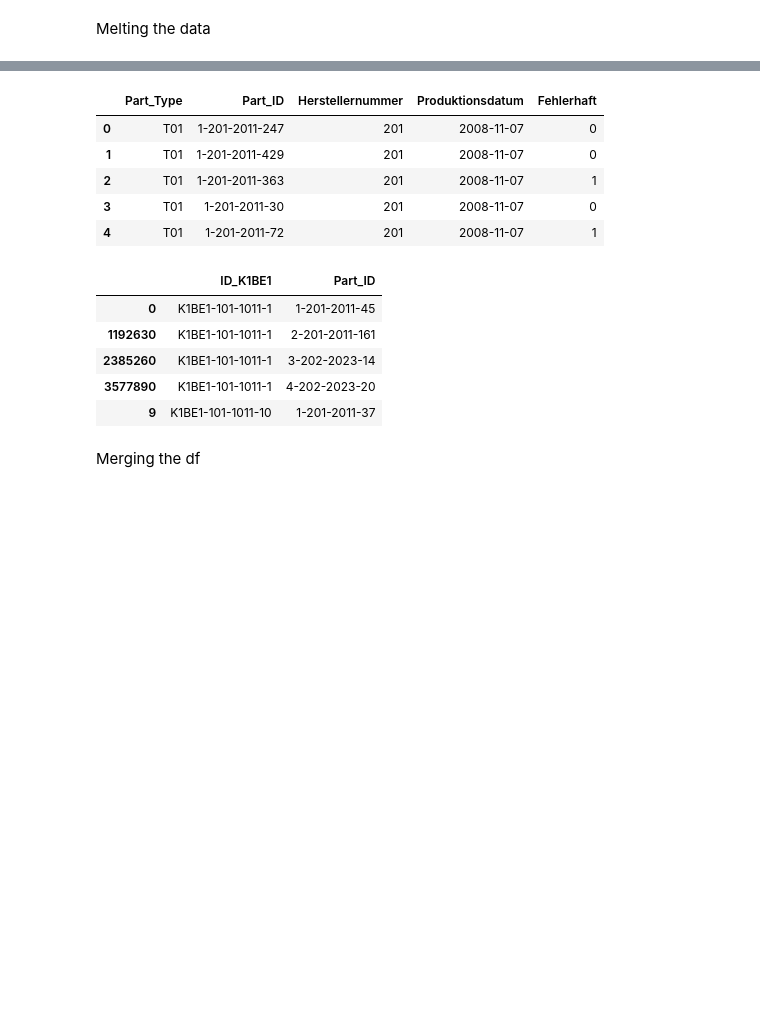
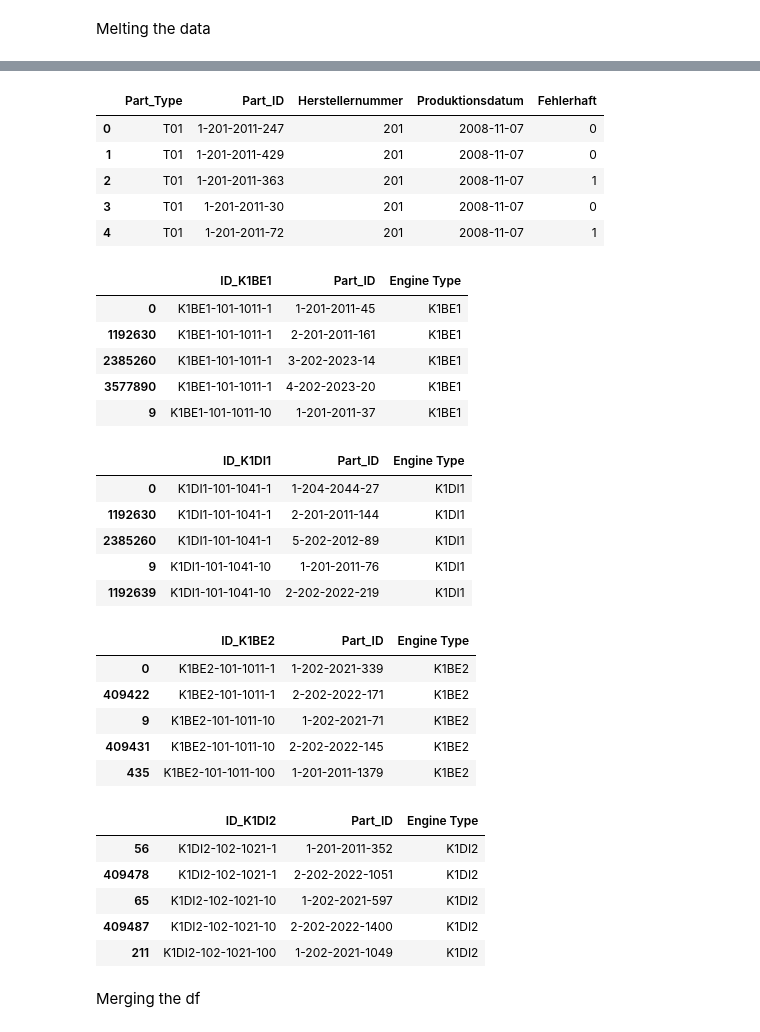
Before and after one commit to Teddy131/IDA-GROUP, a Jupyter notebook: final_data.ipynb, the cells around one changed output, grey strips where cells are left out. Saved outputs shown, nothing was run; the diff lists cells and outputs as text; code cells hidden in the pictures; blank space fills up the shorter version.

```diff
--- a/final_data.ipynb
+++ b/final_data.ipynb
@@ -156,10 +189,29 @@ display(komponente_k1be1.head())
 # %% [markdown]
 Melting the data
 # %%
-melted = komponente_k1be1.melt(id_vars="ID_K1BE1", var_name="Part_Type", value_name="Part_ID")
-melted = melted.sort_values(["ID_K1BE1", "Part_Type"])
-melted = melted.drop(columns=["Part_Type"])
-display(melted.head())
+#K1BE1
+melted_k1be1 = komponente_k1be1.melt(id_vars="ID_K1BE1", var_name="Part_Type", value_name="Part_ID")
+melted_k1be1 = melted_k1be1.sort_values(["ID_K1BE1", "Part_Type"])
+melted_k1be1 = melted_k1be1.drop(columns=["Part_Type"])
+display(melted_k1be1.head())
+
+#K1DI1
+melted_k1di1 = komponente_k1di1.melt(id_vars="ID_K1DI1", var_name="Part_Type", value_name="Part_ID")
+melted_k1di1 = melted_k1di1.sort_values(["ID_K1DI1", "Part_Type"])
+melted_k1di1 = melted_k1di1.drop(columns=["Part_Type"])
+display(melted_k1di1.head())
+
+#K1BE2
+melted_k1be2 = komponente_k1be2.melt(id_vars="ID_K1BE2", var_name="Part_Type", value_name="Part_ID")
+melted_k1be2 = melted_k1be2.sort_values(["ID_K1BE2", "Part_Type"])
+melted_k1be2 = melted_k1be2.drop(columns=["Part_Type"])
+display(melted_k1be2.head())
+
+#K1DI2
+melted_k1di2 = komponente_k1di2.melt(id_vars="ID_K1DI2", var_name="Part_Type", value_name="Part_ID")
+melted_k1di2 = melted_k1di2.sort_values(["ID_K1DI2", "Part_Type"])
+melted_k1di2 = melted_k1di2.drop(columns=["Part_Type"])
+display(melted_k1di2.head())
 # %% [output]
 |  | ID_K1BE1 | Part_ID |
 | 0 | K1BE1-101-1011-1 | 1-201-2011-45 |
@@ -170,18 +240,45 @@ display(melted.head())
 # %%
-display(einzelteile_zusammen.head(), melted.head())
+
+melted_k1be1["Engine Type"] = "K1BE1"
+
+melted_k1di1["Engine Type"] = "K1DI1"
+
+melted_k1be2["Engine Type"] = "K1BE2"
+
+melted_k1di2["Engine Type"] = "K1DI2"
+
+display(einzelteile_zusammen.head(), melted_k1be1.head(), melted_k1di1.head(), melted_k1be2.head(), melted_k1di2.head())
 # %% [output]
 |  | Part_Type | Part_ID | Herstellernummer | Produktionsdatum | Fehlerhaft |
 | 0 | T01 | 1-201-2011-247 | 201 | 2008-11-07 | 0 |
 | 1 | T01 | 1-201-2011-429 | 201 | 2008-11-07 | 0 |
 | 2 | T01 | 1-201-2011-363 | 201 | 2008-11-07 | 1 |
 | 3 | T01 | 1-201-2011-30 | 201 | 2008-11-07 | 0 |
 | 4 | T01 | 1-201-2011-72 | 201 | 2008-11-07 | 1 |
-|  | ID_K1BE1 | Part_ID |
-| 0 | K1BE1-101-1011-1 | 1-201-2011-45 |
-| 1192630 | K1BE1-101-1011-1 | 2-201-2011-161 |
-| 2385260 | K1BE1-101-1011-1 | 3-202-2023-14 |
-| 3577890 | K1BE1-101-1011-1 | 4-202-2023-20 |
-| 9 | K1BE1-101-1011-10 | 1-201-2011-37 |
+|  | ID_K1BE1 | Part_ID | Engine Type |
+| 0 | K1BE1-101-1011-1 | 1-201-2011-45 | K1BE1 |
+| 1192630 | K1BE1-101-1011-1 | 2-201-2011-161 | K1BE1 |
+| 2385260 | K1BE1-101-1011-1 | 3-202-2023-14 | K1BE1 |
+| 3577890 | K1BE1-101-1011-1 | 4-202-2023-20 | K1BE1 |
+| 9 | K1BE1-101-1011-10 | 1-201-2011-37 | K1BE1 |
+|  | ID_K1DI1 | Part_ID | Engine Type |
+| 0 | K1DI1-101-1041-1 | 1-204-2044-27 | K1DI1 |
+| 1192630 | K1DI1-101-1041-1 | 2-201-2011-144 | K1DI1 |
+| 2385260 | K1DI1-101-1041-1 | 5-202-2012-89 | K1DI1 |
+| 9 | K1DI1-101-1041-10 | 1-201-2011-76 | K1DI1 |
+| 1192639 | K1DI1-101-1041-10 | 2-202-2022-219 | K1DI1 |
+|  | ID_K1BE2 | Part_ID | Engine Type |
+| 0 | K1BE2-101-1011-1 | 1-202-2021-339 | K1BE2 |
+| 409422 | K1BE2-101-1011-1 | 2-202-2022-171 | K1BE2 |
+| 9 | K1BE2-101-1011-10 | 1-202-2021-71 | K1BE2 |
+| 409431 | K1BE2-101-1011-10 | 2-202-2022-145 | K1BE2 |
+| 435 | K1BE2-101-1011-100 | 1-201-2011-1379 | K1BE2 |
+|  | ID_K1DI2 | Part_ID | Engine Type |
+| 56 | K1DI2-102-1021-1 | 1-201-2011-352 | K1DI2 |
+| 409478 | K1DI2-102-1021-1 | 2-202-2022-1051 | K1DI2 |
+| 65 | K1DI2-102-1021-10 | 1-202-2021-597 | K1DI2 |
+| 409487 | K1DI2-102-1021-10 | 2-202-2022-1400 | K1DI2 |
+| 211 | K1DI2-102-1021-100 | 1-202-2021-1049 | K1DI2 |
 # %% [markdown]
 Merging the df
 # %%
```
Also changed, not shown: parts of 9 cells of this notebook.
